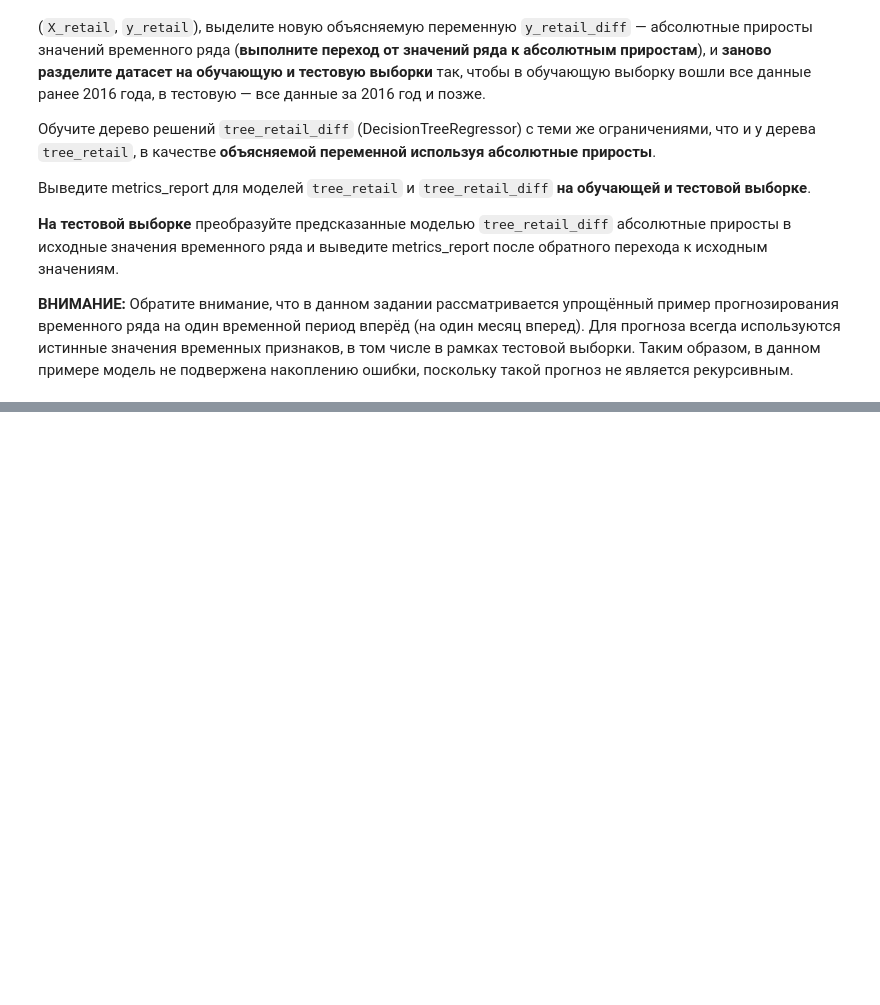
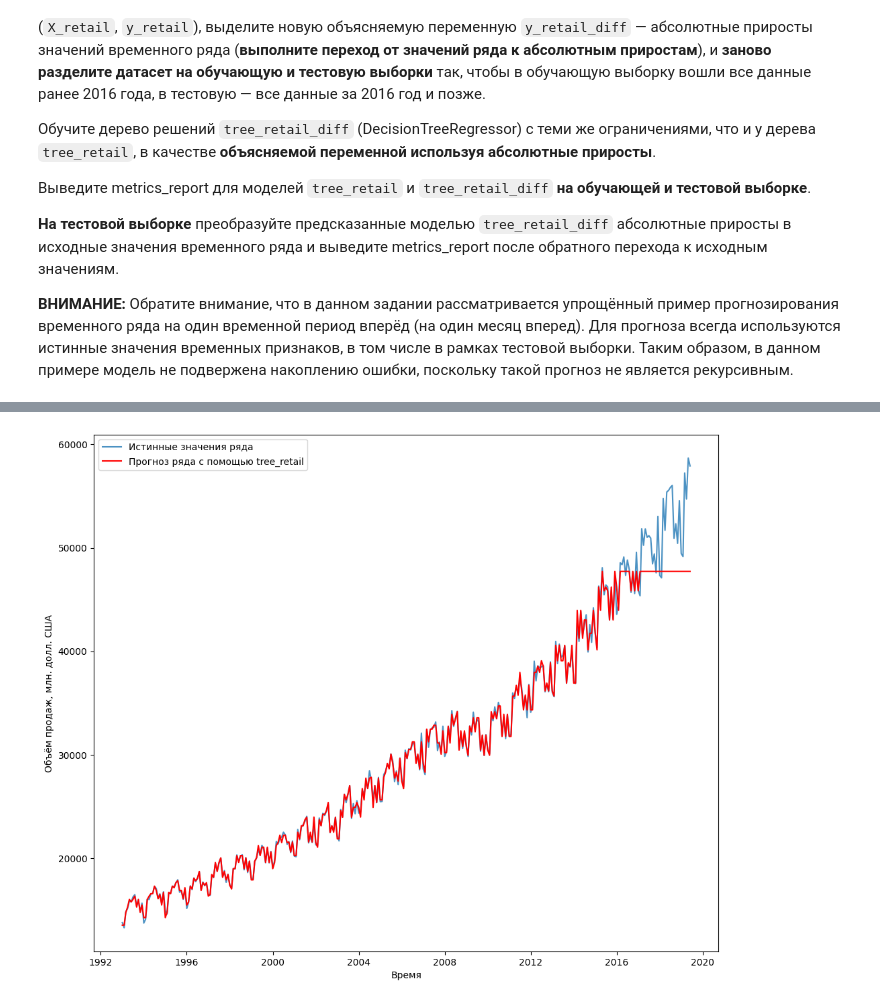
Before and after one commit to ml2me/study, a Jupyter notebook: classic_ML/4/04.Задание.ipynb, the cells around one changed output, grey strips where cells are left out. Drawn from its saved outputs; the diff is of its cells as text; code cells hidden in the pictures; blank space fills up the shorter version.

```diff
--- a/classic_ML/4/04.Задание.ipynb
+++ b/classic_ML/4/04.Задание.ipynb
@@ -1329,24 +1389,29 @@ df_retail = df_retail.set_index('Date', drop=True)
 # %%
 # Выделите объясняемый фактор в отдельную переменную
 
-X_retail, y_retail = ...
+X_retail = df_retail.drop('RetailSales', axis=1)
+y_retail = df_retail['RetailSales']
 # %%
 # Разделите датасет на обучающую и тестовую выборки:
 #   Обучающая выборка — все данные ранее 2016 года
 #   Тестовая выборка  — все данные за 2016 год и позже
 
-X_retail_train = ...
-y_retail_train = ...
+X_retail_train = X_retail[X_retail.index.year < 2016]
+y_retail_train = y_retail[y_retail.index.year < 2016]
 
-X_retail_test = ...
-y_retail_test = ...
+X_retail_test = X_retail[X_retail.index.year >= 2016]
+y_retail_test = y_retail[y_retail.index.year >= 2016]
 # %%
 # На обучающей выборке обучите дерево решений tree_retail (DecisionTreeRegressor) с ограничениями:
 #   min_samples_split=5
 #   min_samples_leaf=2
 # Не забудьте зафиксировать RANDOM_STATE
 
-tree_retail = ...
+tree_retail = DecisionTreeRegressor(
+    min_samples_split=5,
+    min_samples_leaf=2,
+    random_state=RANDOM_STATE
+).fit(X_retail_train, y_retail_train)
 # %%
 # Выведите metrics_report для дерева tree_retail на обучающей и тестовой выборках
 
@@ -1354,11 +1435,15 @@ tree_retail = ...
+# %%
+y_retail_pred = tree_retail.predict(X_retail)
 # %%
 # Постройте график значений временного ряда (RetailSales)
 # Добавьте на график прогноз значений ряда моделью tree_retail
 
 plt.figure(figsize=(12, 10))
 plt.plot(X_retail.index, y_retail, alpha=0.8, label='Истинные значения ряда')
-plt.plot(X_retail.index, ..., c='red', label='Прогноз ряда с помощью tree_retail')
+plt.plot(X_retail.index, y_retail_pred, c='red', label='Прогноз ряда с помощью tree_retail')
 plt.xlabel('Время')
 plt.ylabel('Объём продаж, млн. долл. США')
 plt.legend()
 plt.show()
+# %% [output]
+[figure, added]
```
Also changed, not shown: parts of 23 cells of this notebook.
